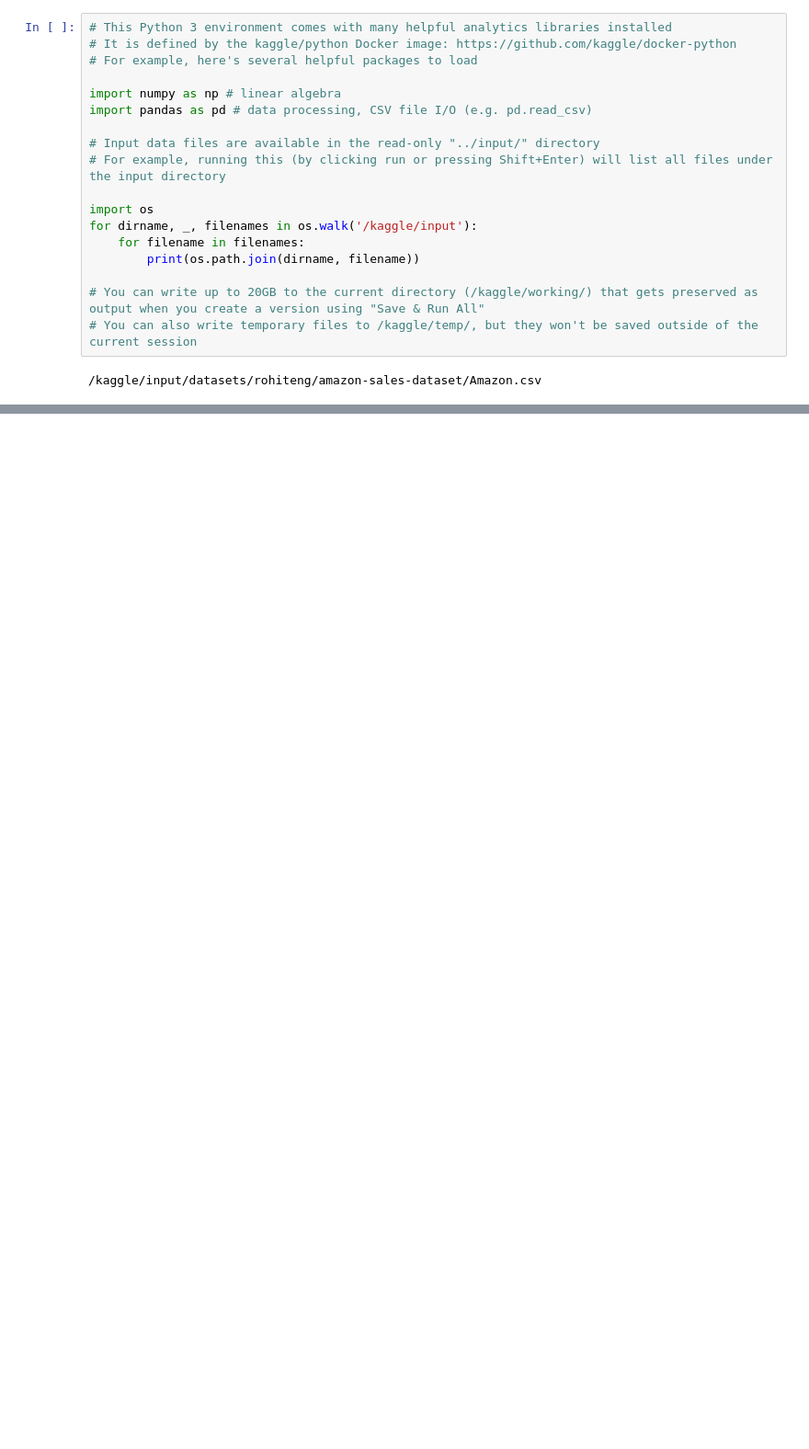
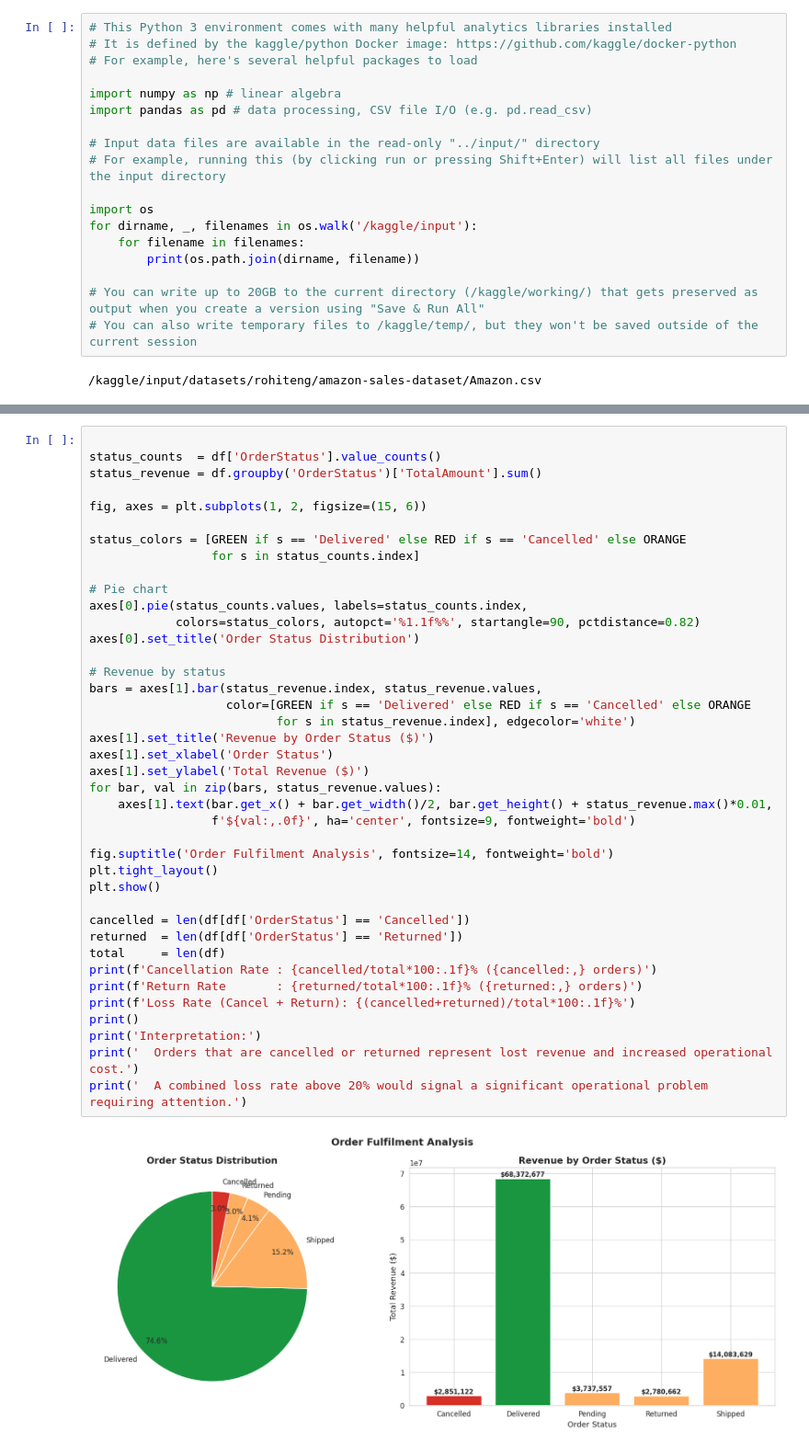
Before and after one commit to noorhuda523/CodeAlpha_AmazonSalesDataset_EDA, a Jupyter notebook: eda-on-amazon-sales-dataset.ipynb, the cells around one changed output, grey strips where cells are left out. Shown at 92% size. Cells and saved outputs as stored; diff of their text form; blank space fills up the shorter version.

```diff
--- a/eda-on-amazon-sales-dataset.ipynb
+++ b/eda-on-amazon-sales-dataset.ipynb
@@ -466,0 +395,42 @@ Sample Category-Product Check:
+# %%
+
+status_counts  = df['OrderStatus'].value_counts()
+status_revenue = df.groupby('OrderStatus')['TotalAmount'].sum()
+
+fig, axes = plt.subplots(1, 2, figsize=(15, 6))
+
+status_colors = [GREEN if s == 'Delivered' else RED if s == 'Cancelled' else ORANGE
+                 for s in status_counts.index]
+
+# Pie chart
+axes[0].pie(status_counts.values, labels=status_counts.index,
+            colors=status_colors, autopct='%1.1f%%', startangle=90, pctdistance=0.82)
+axes[0].set_title('Order Status Distribution')
+
+# Revenue by status
+bars = axes[1].bar(status_revenue.index, status_revenue.values,
+                   color=[GREEN if s == 'Delivered' else RED if s == 'Cancelled' else ORANGE
+                          for s in status_revenue.index], edgecolor='white')
+axes[1].set_title('Revenue by Order Status ($)')
+axes[1].set_xlabel('Order Status')
+axes[1].set_ylabel('Total Revenue ($)')
+for bar, val in zip(bars, status_revenue.values):
+    axes[1].text(bar.get_x() + bar.get_width()/2, bar.get_height() + status_revenue.max()*0.01,
+                 f'${val:,.0f}', ha='center', fontsize=9, fontweight='bold')
+
+fig.suptitle('Order Fulfilment Analysis', fontsize=14, fontweight='bold')
+plt.tight_layout()
+plt.show()
+
+cancelled = len(df[df['OrderStatus'] == 'Cancelled'])
+returned  = len(df[df['OrderStatus'] == 'Returned'])
+total     = len(df)
+print(f'Cancellation Rate : {cancelled/total*100:.1f}% ({cancelled:,} orders)')
+print(f'Return Rate       : {returned/total*100:.1f}% ({returned:,} orders)')
+print(f'Loss Rate (Cancel + Return): {(cancelled+returned)/total*100:.1f}%')
+print()
+print('Interpretation:')
+print('  Orders that are cancelled or returned represent lost revenue and increased operational cost.')
+print('  A combined loss rate above 20% would signal a significant operational problem requiring attention.')
+# %% [output]
+[figure, added]
```
Also changed, not shown: parts of 66 cells of this notebook.
